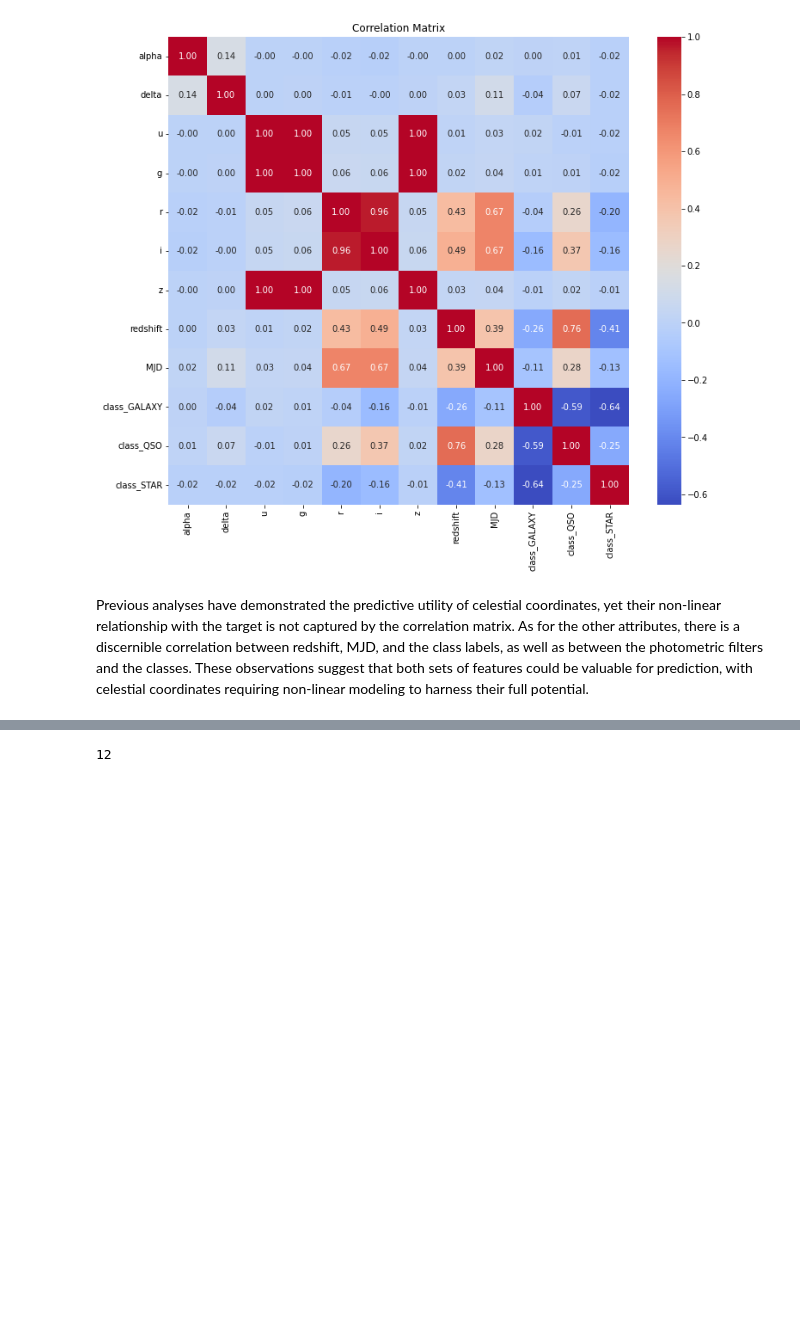
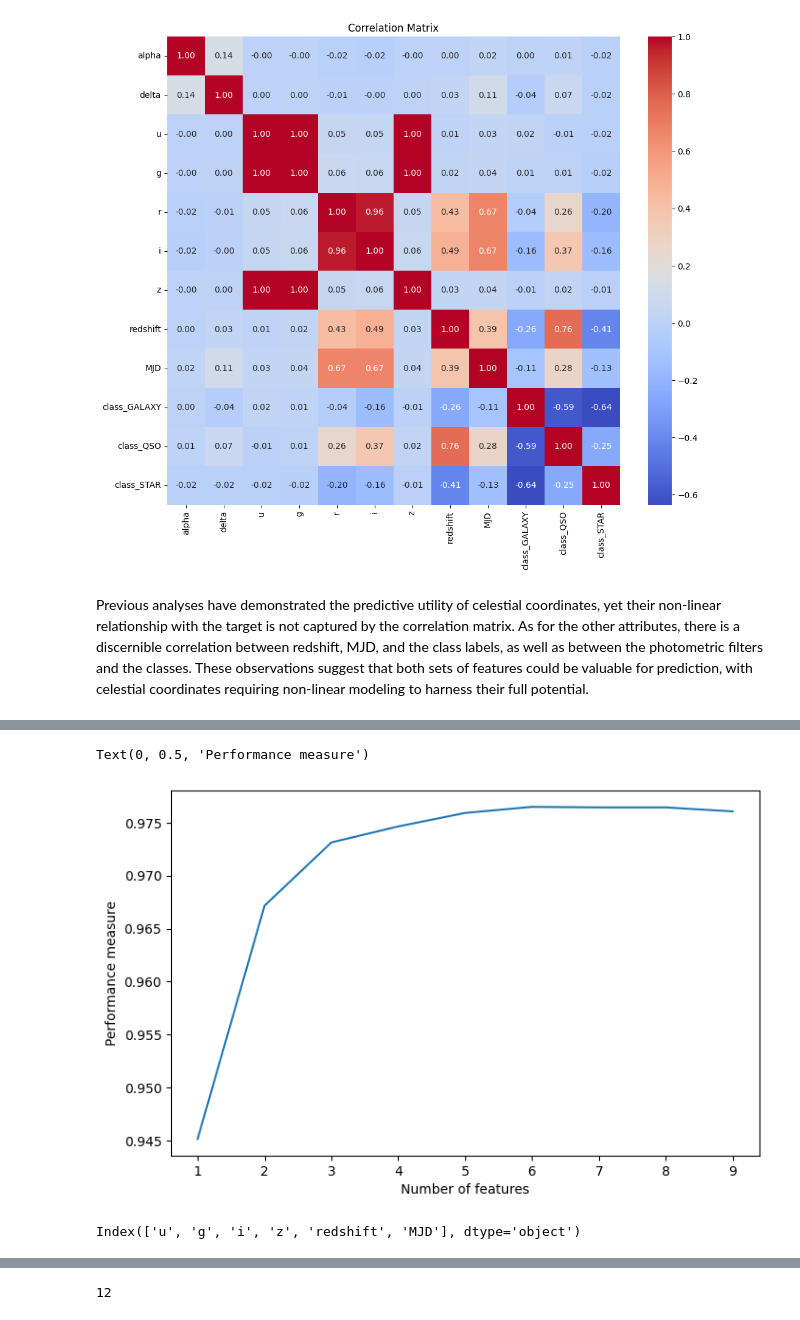
Before and after one commit to Antonello03/MachineLearning, a Jupyter notebook: Stellar_Classification_Project/model.ipynb, the cells around one changed output, grey strips where cells are left out. Cells and saved outputs as stored; diff of their text form; code cells hidden in the pictures; blank space fills up the shorter version.

```diff
--- a/Stellar_Classification_Project/model.ipynb
+++ b/Stellar_Classification_Project/model.ipynb
@@ -297,8 +313,9 @@ We now remove the onehot columns to perform the train test split
 lb = LabelEncoder()
 
 df_y = df_dropped['class']
+df_X = df_dropped.drop(['class'],axis=1) # not scaled but useful for visualizations
 
 y = lb.fit_transform(df_y)
-X = df_dropped.drop(['class'], axis=1)
+X = array_transformed[:, :-4] #dropping all the class features previously used for the correlation matrix
 
-X_train, X_test, y_train, y_test = train_test_split(X, y, test_size=0.2, random_state=42, stratify=y)
+X_train, X_test, y_train, y_test = train_test_split(X, y, test_size=0.2, random_state=42, stratify=y, shuffle=True)
@@ -314,2 +321,0 @@ model_pipeline = IMBPipeline([
-# %%
-model_pipeline.fit(X_train,y_train)
@@ -335,0 +325,23 @@ Pipeline(steps=[('trans', StandardScaler()), ('sampler', SMOTE()),
+# %%
+sfs2 = SFS(XGBClassifier(n_jobs=-1),
+           k_features=1,
+           forward=False,
+           scoring='f1_weighted',
+           n_jobs=-1)
+sfs2.fit(X_train, y_train)
+
+scores_back = sfs2.get_metric_dict()
+fig = plt.figure(figsize = (8,5))
+ax = fig.add_subplot()
+ax.plot(list(scores_back.keys()),[v['avg_score'] for v in scores_back.values()])
+ax.set_xlabel('Number of features')
+ax.set_ylabel('Performance measure')
+# %% [output]
+Text(0, 0.5, 'Performance measure')
+[figure, added]
+# %%
+sfs_settings = sfs2.get_metric_dict()
+feat_indexes = sfs_settings[6]['feature_idx']
+df_X.columns[list(feat_indexes)]
+# %% [output]
+Index(['u', 'g', 'i', 'z', 'redshift', 'MJD'], dtype='object')
```
Also changed, not shown: parts of 24 cells of this notebook.
